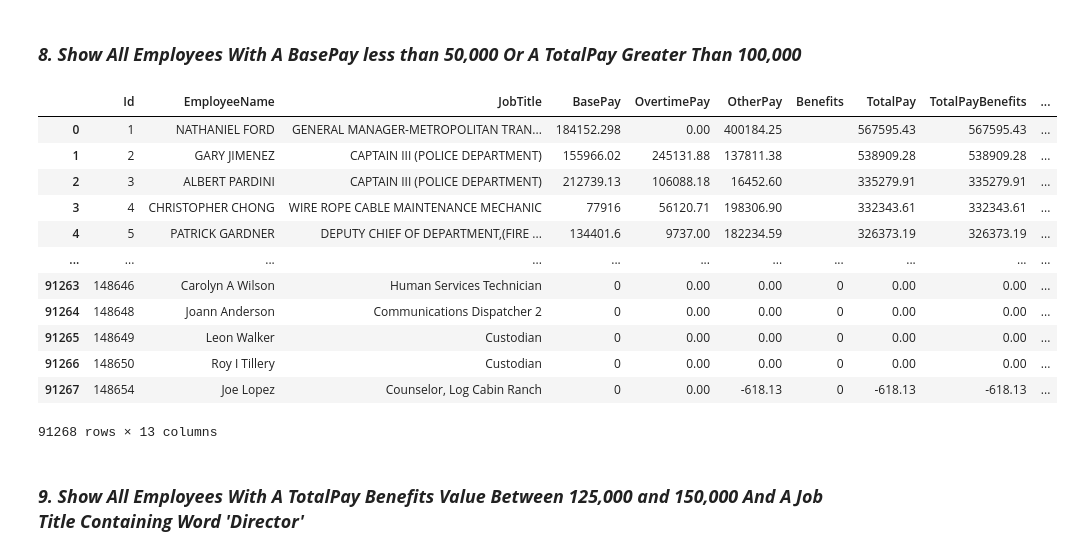
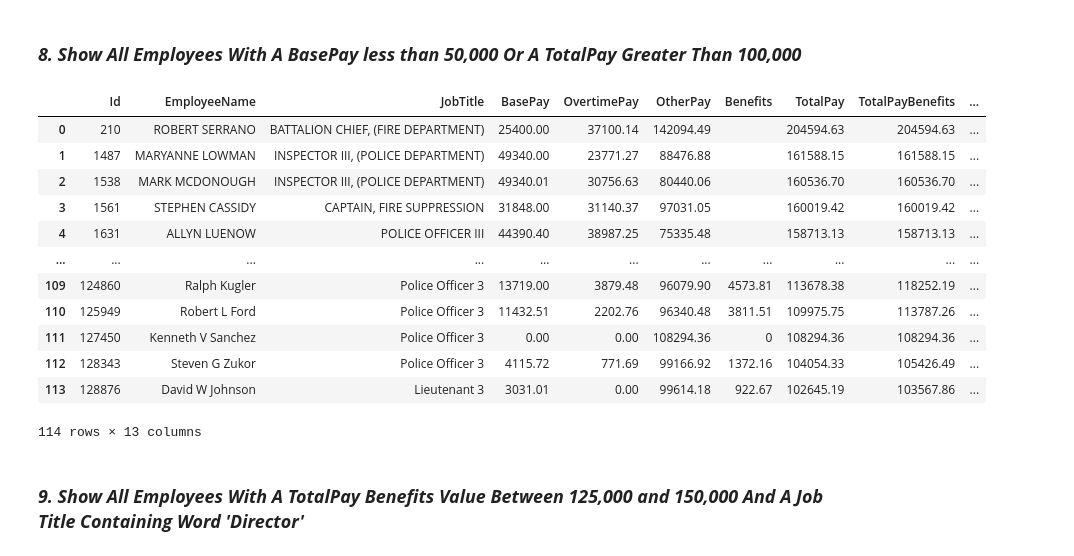
Before and after one commit to Kunal637/Assignment11, a Jupyter notebook: Session 25.ipynb, the cells around one changed output. Drawn from its saved outputs; the diff is of its cells as text; code cells hidden in the pictures.

```diff
--- a/Session 25.ipynb
+++ b/Session 25.ipynb
@@ -209,23 +209,23 @@ sql_query(q)
 # %%
 q = '''select * from salaries
        where basepay < 50000
-       or totalpay > 100000
+       and totalpay > 100000
 '''
 sql_query(q)
 # %% [output]
 |  | Id | EmployeeName | JobTitle | BasePay | OvertimePay | OtherPay | Benefits | TotalPay | TotalPayBenefits | ... |
-| 0 | 1 | NATHANIEL FORD | GENERAL MANAGER-METROPOLITAN TRAN... | 184152.298 | 0.00 | 400184.25 |  | 567595.43 | 567595.43 | ... |
-| 1 | 2 | GARY JIMENEZ | CAPTAIN III (POLICE DEPARTMENT) | 155966.02 | 245131.88 | 137811.38 |  | 538909.28 | 538909.28 | ... |
-| 2 | 3 | ALBERT PARDINI | CAPTAIN III (POLICE DEPARTMENT) | 212739.13 | 106088.18 | 16452.60 |  | 335279.91 | 335279.91 | ... |
-| 3 | 4 | CHRISTOPHER CHONG | WIRE ROPE CABLE MAINTENANCE MECHANIC | 77916 | 56120.71 | 198306.90 |  | 332343.61 | 332343.61 | ... |
-| 4 | 5 | PATRICK GARDNER | DEPUTY CHIEF OF DEPARTMENT,(FIRE ... | 134401.6 | 9737.00 | 182234.59 |  | 326373.19 | 326373.19 | ... |
+| 0 | 210 | ROBERT SERRANO | BATTALION CHIEF, (FIRE DEPARTMENT) | 25400.00 | 37100.14 | 142094.49 |  | 204594.63 | 204594.63 | ... |
+| 1 | 1487 | MARYANNE LOWMAN | INSPECTOR III, (POLICE DEPARTMENT) | 49340.00 | 23771.27 | 88476.88 |  | 161588.15 | 161588.15 | ... |
+| 2 | 1538 | MARK MCDONOUGH | INSPECTOR III, (POLICE DEPARTMENT) | 49340.01 | 30756.63 | 80440.06 |  | 160536.70 | 160536.70 | ... |
+| 3 | 1561 | STEPHEN CASSIDY | CAPTAIN, FIRE SUPPRESSION | 31848.00 | 31140.37 | 97031.05 |  | 160019.42 | 160019.42 | ... |
+| 4 | 1631 | ALLYN LUENOW | POLICE OFFICER III | 44390.40 | 38987.25 | 75335.48 |  | 158713.13 | 158713.13 | ... |
 | ... | ... | ... | ... | ... | ... | ... | ... | ... | ... | ... |
-| 91263 | 148646 | Carolyn A Wilson | Human Services Technician | 0 | 0.00 | 0.00 | 0 | 0.00 | 0.00 | ... |
-| 91264 | 148648 | Joann Anderson | Communications Dispatcher 2 | 0 | 0.00 | 0.00 | 0 | 0.00 | 0.00 | ... |
-| 91265 | 148649 | Leon Walker | Custodian | 0 | 0.00 | 0.00 | 0 | 0.00 | 0.00 | ... |
-| 91266 | 148650 | Roy I Tillery | Custodian | 0 | 0.00 | 0.00 | 0 | 0.00 | 0.00 | ... |
-| 91267 | 148654 | Joe Lopez | Counselor, Log Cabin Ranch | 0 | 0.00 | -618.13 | 0 | -618.13 | -618.13 | ... |
+| 109 | 124860 | Ralph Kugler | Police Officer 3 | 13719.00 | 3879.48 | 96079.90 | 4573.81 | 113678.38 | 118252.19 | ... |
+| 110 | 125949 | Robert L Ford | Police Officer 3 | 11432.51 | 2202.76 | 96340.48 | 3811.51 | 109975.75 | 113787.26 | ... |
+| 111 | 127450 | Kenneth V Sanchez | Police Officer 3 | 0.00 | 0.00 | 108294.36 | 0 | 108294.36 | 108294.36 | ... |
+| 112 | 128343 | Steven G Zukor | Police Officer 3 | 4115.72 | 771.69 | 99166.92 | 1372.16 | 104054.33 | 105426.49 | ... |
+| 113 | 128876 | David W Johnson | Lieutenant 3 | 3031.01 | 0.00 | 99614.18 | 922.67 | 102645.19 | 103567.86 | ... |
-91268 rows × 13 columns
+114 rows × 13 columns
 # %% [markdown]
 ### ***9. Show All Employees With A TotalPay Benefits Value Between 125,000 and 150,000 And A Job Title Containing Word 'Director'***
 # %%
```
Also changed, not shown: parts of 1 cell of this notebook.
